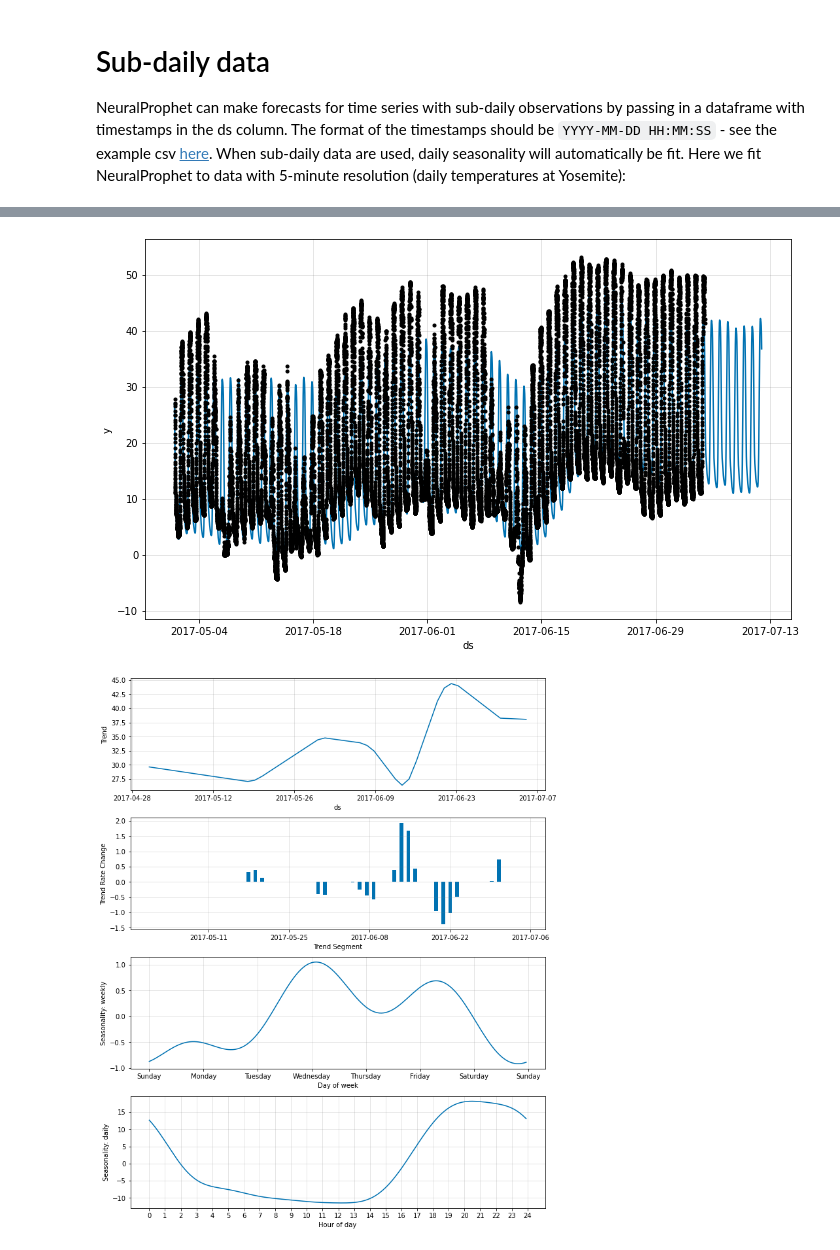
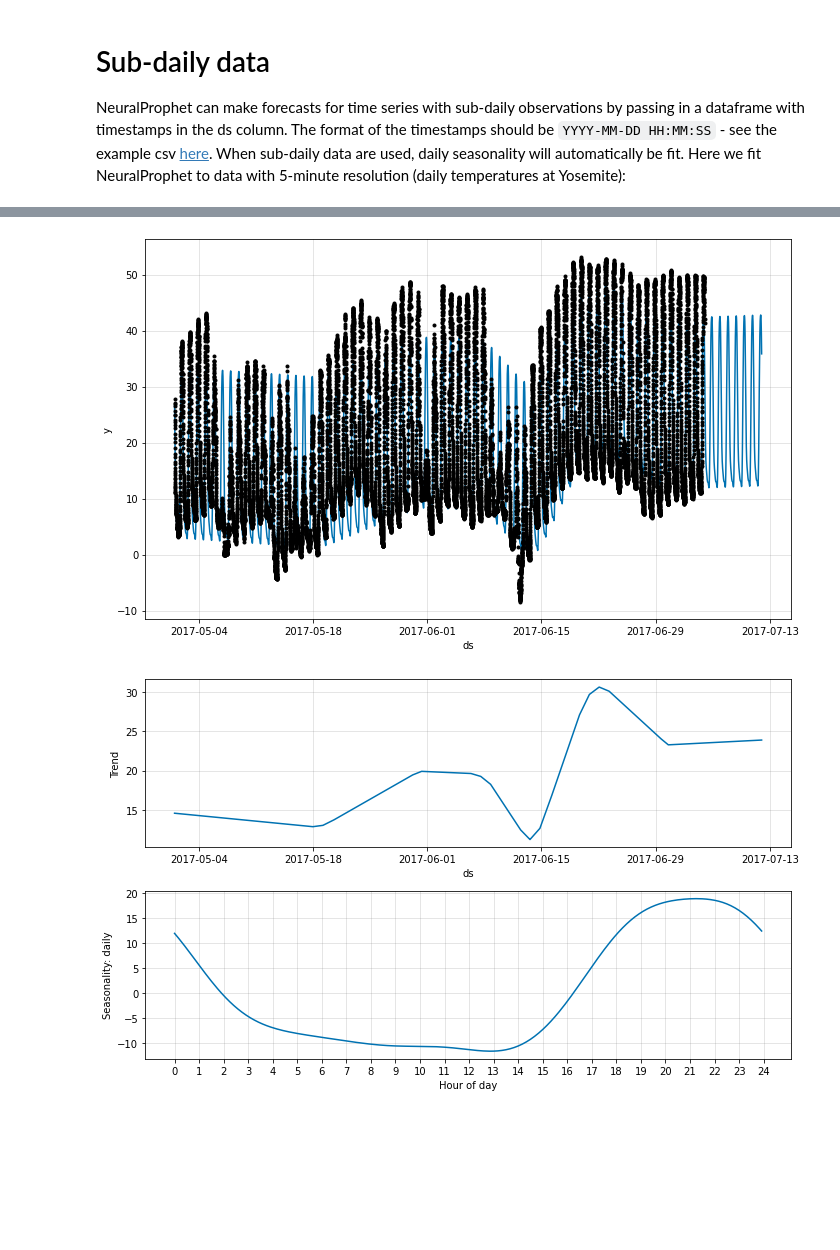
Before and after one commit to ourownstory/neural_prophet, a Jupyter notebook: example_notebooks/sub_daily_data_yosemite_temps.ipynb, the cells around one changed output, grey strips where cells are left out. Drawn from its saved outputs; the diff is of its cells as text; code cells hidden in the pictures; blank space fills up the shorter version.

```diff
--- a/example_notebooks/sub_daily_data_yosemite_temps.ipynb
+++ b/example_notebooks/sub_daily_data_yosemite_temps.ipynb
@@ -10,7 +26,7 @@ m = NeuralProphet(
     changepoints_range=0.95,
     n_changepoints=50,
     trend_reg=1.5,
+    weekly_seasonality=False,
     log_level="ERROR",
 )
 metrics = m.fit(df, freq='5min')
-metrics
@@ -25,9 +33,9 @@ metrics
 # %%
 future = m.make_future_dataframe(df, periods=60//5*24*7, n_historic_predictions=len(df))
 forecast = m.predict(future)
 fig = m.plot(forecast)
-# fig_comp = m.plot_components(forecast)
+fig_comp = m.plot_components(forecast)
 fig_param = m.plot_parameters()
 # %% [output]
-[figure, old version]
+[figure, new version]
-[figure, old version]
+[figure, new version]
```
Also changed, not shown: parts of 4 cells of this notebook.
